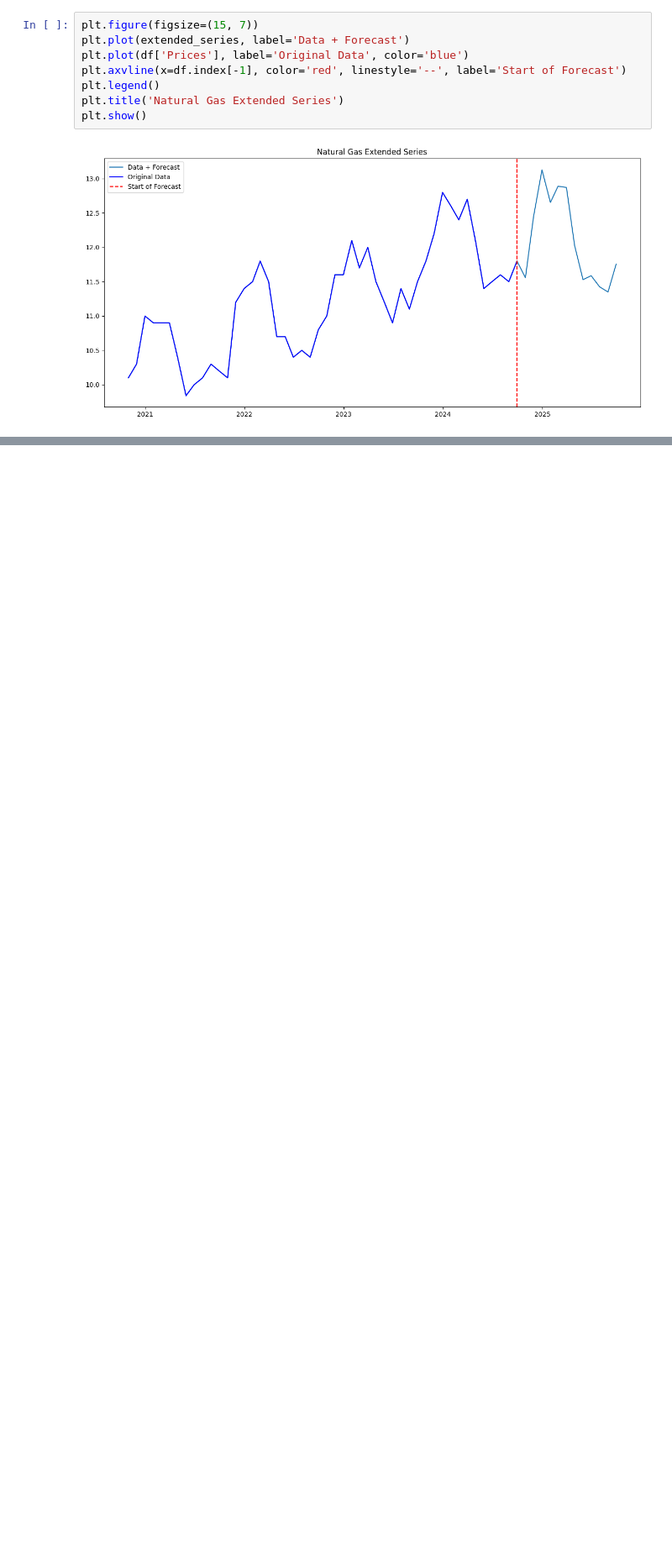
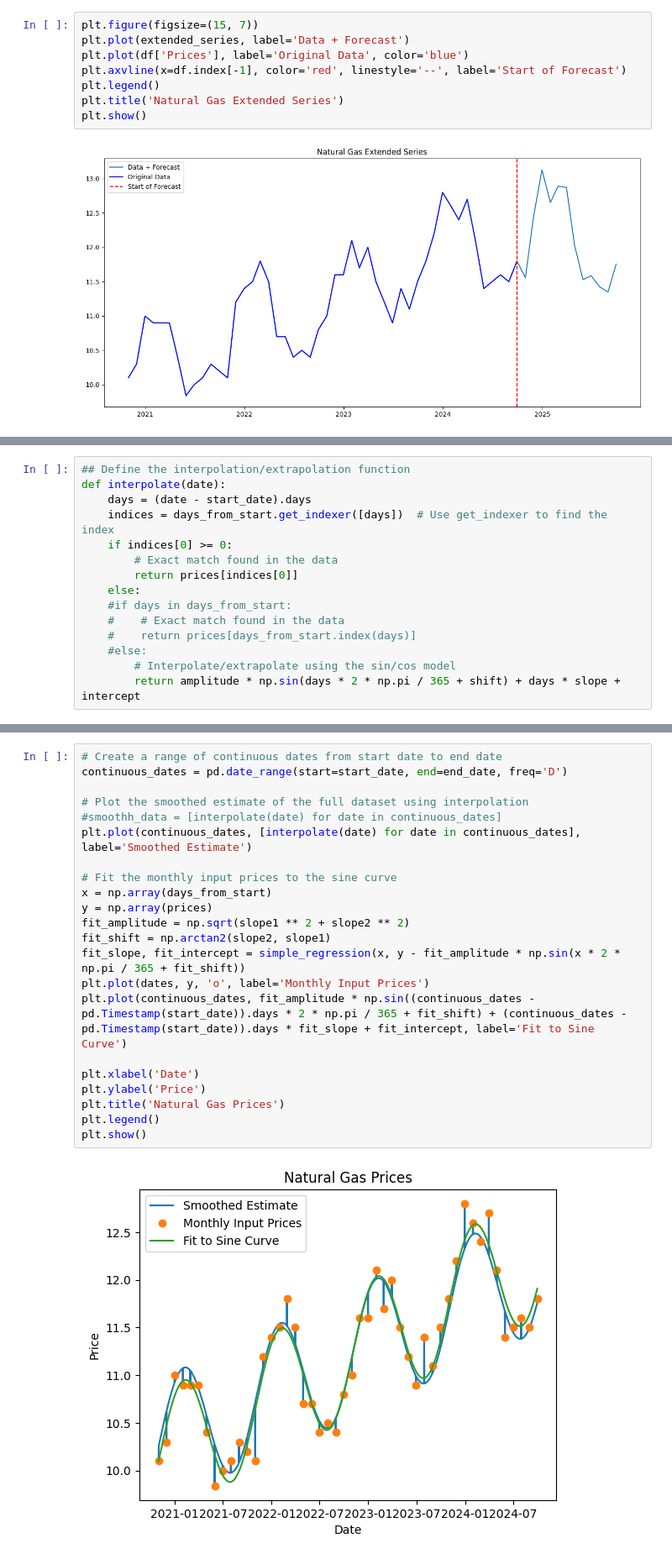
Before and after one commit to MittalMonika/DataScience, a Jupyter notebook: PredictPrice_JP.ipynb, the cells around one changed output, grey strips where cells are left out. Shown at 84% size. Cells and saved outputs as stored; diff of their text form; blank space fills up the shorter version.

```diff
--- a/PredictPrice_JP.ipynb
+++ b/PredictPrice_JP.ipynb
@@ -510,0 +559,15 @@ plt.show()
+# %%
+## Define the interpolation/extrapolation function
+def interpolate(date):
+    days = (date - start_date).days
+    indices = days_from_start.get_indexer([days])  # Use get_indexer to find the index
+    if indices[0] >= 0:
+        # Exact match found in the data
+        return prices[indices[0]]
+    else:
+    #if days in days_from_start:
+    #    # Exact match found in the data
+    #    return prices[days_from_start.index(days)]
+    #else:
+        # Interpolate/extrapolate using the sin/cos model
+        return amplitude * np.sin(days * 2 * np.pi / 365 + shift) + days * slope + intercept
@@ -510,0 +603,24 @@ plt.show()
+# %%
+# Create a range of continuous dates from start date to end date
+continuous_dates = pd.date_range(start=start_date, end=end_date, freq='D')
+
+# Plot the smoothed estimate of the full dataset using interpolation
+#smoothh_data = [interpolate(date) for date in continuous_dates]
+plt.plot(continuous_dates, [interpolate(date) for date in continuous_dates], label='Smoothed Estimate')
+
+# Fit the monthly input prices to the sine curve
+x = np.array(days_from_start)
+y = np.array(prices)
+fit_amplitude = np.sqrt(slope1 ** 2 + slope2 ** 2)
+fit_shift = np.arctan2(slope2, slope1)
+fit_slope, fit_intercept = simple_regression(x, y - fit_amplitude * np.sin(x * 2 * np.pi / 365 + fit_shift))
+plt.plot(dates, y, 'o', label='Monthly Input Prices')
+plt.plot(continuous_dates, fit_amplitude * np.sin((continuous_dates - pd.Timestamp(start_date)).days * 2 * np.pi / 365 + fit_shift) + (continuous_dates - pd.Timestamp(start_date)).days * fit_slope + fit_intercept, label='Fit to Sine Curve')
+
+plt.xlabel('Date')
+plt.ylabel('Price')
+plt.title('Natural Gas Prices')
+plt.legend()
+plt.show()
+# %% [output]
+[figure, added]
```
Also changed, not shown: parts of 30 cells of this notebook.
